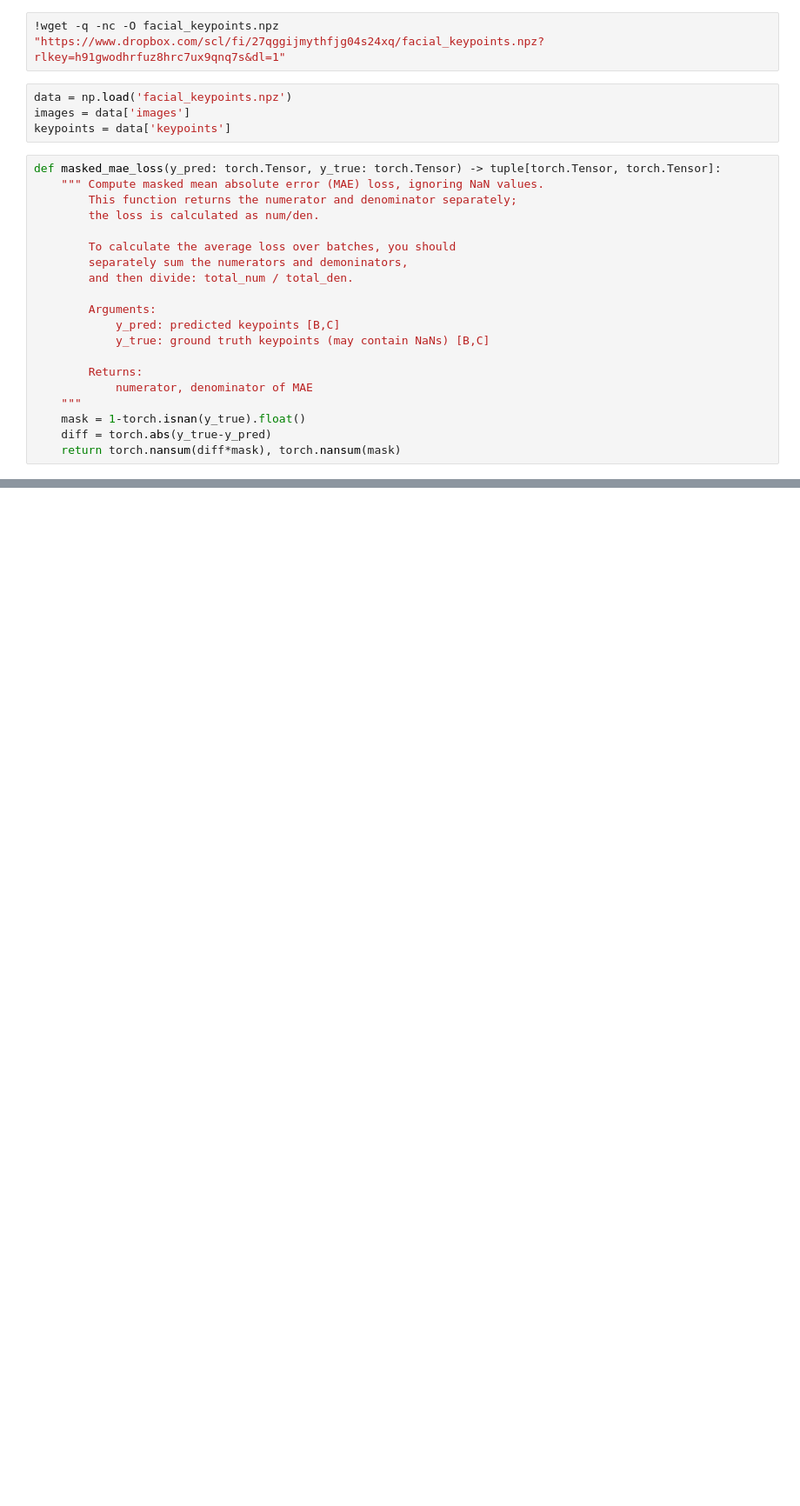
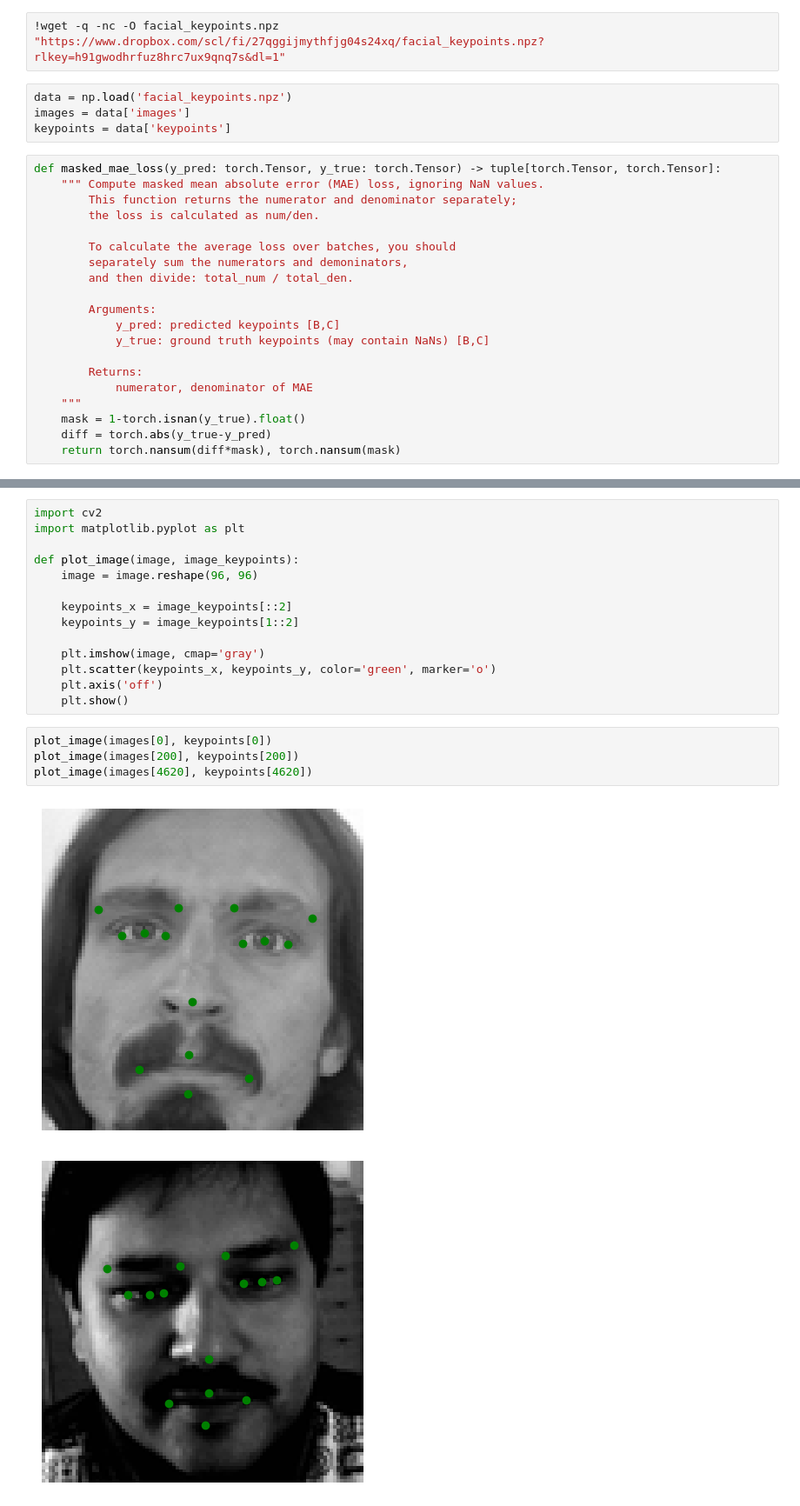
Before and after one commit to epears04/DATA-4620-HW3, a Jupyter notebook: DATA_4620_HW3.ipynb, the cells around one changed output, grey strips where cells are left out. Shown at 87% size. Saved outputs shown, nothing was run; the diff lists cells and outputs as text; blank space fills up the shorter version.

```diff
--- a/DATA_4620_HW3.ipynb
+++ b/DATA_4620_HW3.ipynb
@@ -44,0 +69,21 @@ def masked_mae_loss(y_pred: torch.Tensor, y_true: torch.Tensor) -> tuple[torch.T
+# %%
+import cv2
+import matplotlib.pyplot as plt
+
+def plot_image(image, image_keypoints):
+    image = image.reshape(96, 96)
+
+    keypoints_x = image_keypoints[::2]
+    keypoints_y = image_keypoints[1::2]
+
+    plt.imshow(image, cmap='gray')
+    plt.scatter(keypoints_x, keypoints_y, color='green', marker='o')
+    plt.axis('off')
+    plt.show()
+# %%
+plot_image(images[0], keypoints[0])
+plot_image(images[200], keypoints[200])
+plot_image(images[4620], keypoints[4620])
+# %% [output]
+[figure, added]
+[figure, added]
```
Also changed, not shown: parts of 4 cells of this notebook.
